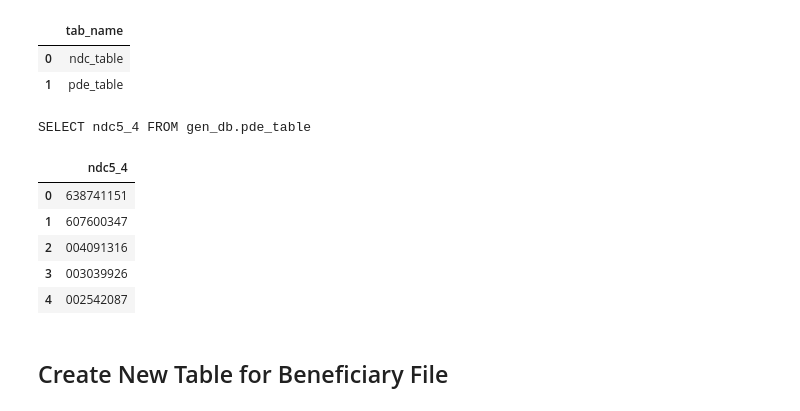
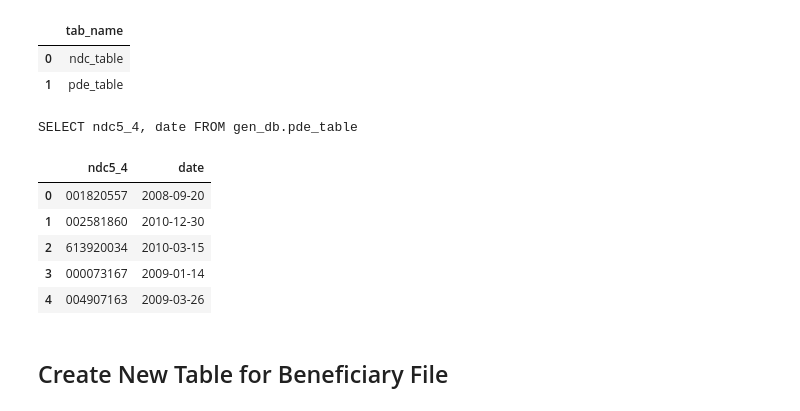
Before and after one commit to mzagari/Garcia-Zagari-508-project, a Jupyter notebook: final_proj_508/GCGS_1.ipynb, the cells around one changed output. Saved outputs shown, nothing was run; the diff lists cells and outputs as text; code cells hidden in the pictures.

```diff
--- a/final_proj_508/GCGS_1.ipynb
+++ b/final_proj_508/GCGS_1.ipynb
@@ -1474,0 +1522,11 @@ CREATE DATABASE IF NOT EXISTS gen_db
+# %%
+conn = connect(region_name=gcgs_region, s3_staging_dir=s3_staging_dir)
+
+pd.read_sql("DROP TABLE IF EXISTS gen_db.ndc_table", conn)
+pd.read_sql("DROP TABLE IF EXISTS gen_db.pde_table", conn)
+pd.read_sql("DROP TABLE IF EXISTS gen_db.bene_table", conn)
+
+statement = "SHOW TABLES in {}".format(database_name)
+
+df_table = pd.read_sql(statement, conn)
+df_table.head(5)
@@ -1708,18 +1792,18 @@ df_table.head(5)
 | 0 | ndc_table |
 | 1 | pde_table |
 # %%
-statement = """SELECT ndc5_4 FROM gen_db.pde_table"""
+statement = """SELECT ndc5_4, date FROM gen_db.pde_table"""
 print(statement)
 df_show = pd.read_sql(statement, conn)
 df_show.head(5)
 # %% [output]
-SELECT ndc5_4 FROM gen_db.pde_table
+SELECT ndc5_4, date FROM gen_db.pde_table
-|  | ndc5_4 |
-| 0 | 638741151 |
-| 1 | 607600347 |
-| 2 | 004091316 |
-| 3 | 003039926 |
-| 4 | 002542087 |
+|  | ndc5_4 | date |
+| 0 | 001820557 | 2008-09-20 |
+| 1 | 002581860 | 2010-12-30 |
+| 2 | 613920034 | 2010-03-15 |
+| 3 | 000073167 | 2009-01-14 |
+| 4 | 004907163 | 2009-03-26 |
 # %% [markdown]
 ## Create New Table for Beneficiary File
 # %%
```
Also changed, not shown: parts of 35 cells of this notebook.
